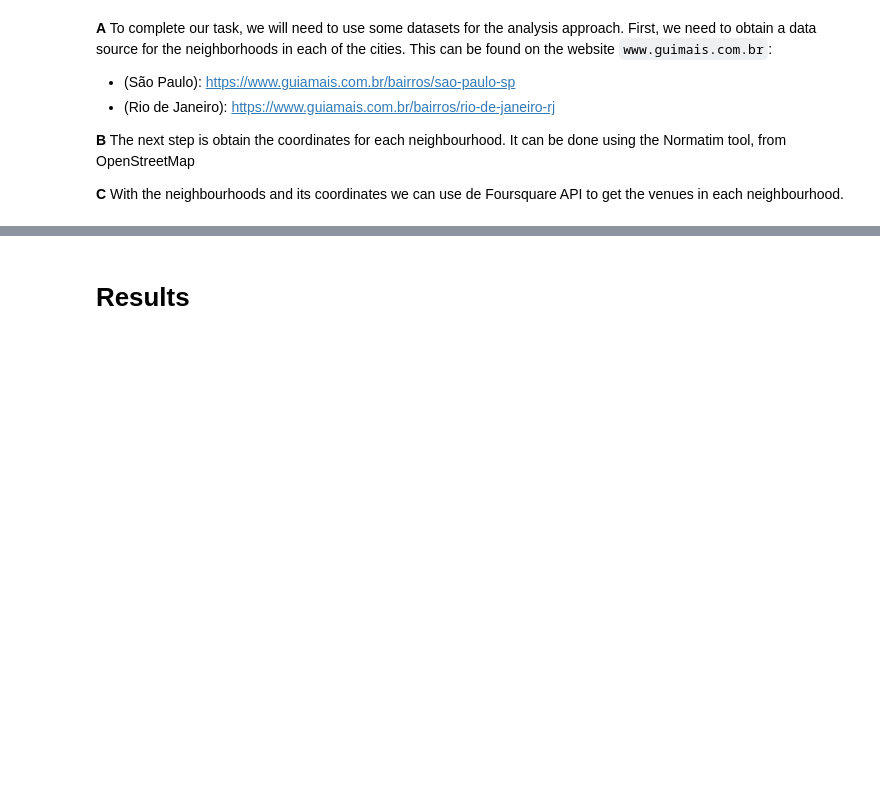
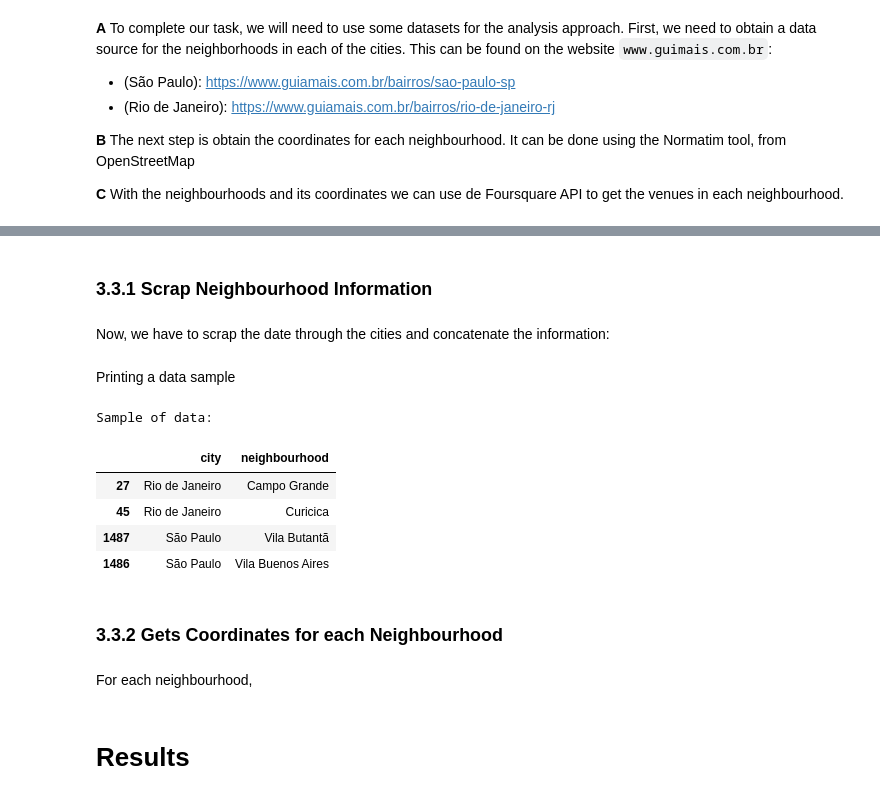
Before and after one commit to emdemor/Coursera_Capstone, a Jupyter notebook: coursera_capstone_Week_5.ipynb, the cells around one changed output, grey strips where cells are left out. Cells and saved outputs as stored; diff of their text form; code cells hidden in the pictures; blank space fills up the shorter version.

```diff
--- a/coursera_capstone_Week_5.ipynb
+++ b/coursera_capstone_Week_5.ipynb
@@ -21,0 +63,55 @@ For this project, I choose to work with cities in Brazil, the country where I li
+# %% [markdown]
+### 3.3.1 Scrap Neighbourhood Information
+# %%
+def scrap_neighbourhoods_from_guiamais(url):
+    """Scraps the neighbourhoods list of a city from
+    a given url of guiamais.com.br site.
+    """
+
+    table = BeautifulSoup(requests.get(url).text, "lxml").find(
+        "section", class_="cities centerContent"
+    )
+
+    table_string = unescape(str(table.find_all("li")))
+
+    return re.findall('">(.*?)</a', table_string)
+# %% [markdown]
+Now, we have to scrap the date through the cities and concatenate the information:
+# %%
+def neighbourhood_dataframe(city, neighbourhood_list):
+    """ Trasform a list of neighbourhood into dataframe  """
+    return pd.DataFrame(
+        [(city, nb) for nb in neighbourhood_list], columns=["city", "neighbourhood"]
+    )
+
+
+# Scrapes neighbourhood and creates a pandas dataframe with the result
+df = pd.concat(
+    [
+        neighbourhood_dataframe(
+                cities[_]['name'],
+                scrap_neighbourhoods_from_guiamais(cities[_]['url'])
+        )  for _ in cities
+    ]
+).reset_index(drop=True)
+# %% [markdown]
+Printing a data sample
+# %%
+print('\n\nSample of data:')
+pd.concat(
+    [
+        df.loc[df['city']=='Rio de Janeiro'].sample(2),
+        df.loc[df['city']=='São Paulo'].sample(2),
+    ]
+)
+# %% [output]
+Sample of data:
+|  | city | neighbourhood |
+| 27 | Rio de Janeiro | Campo Grande |
+| 45 | Rio de Janeiro | Curicica |
+| 1487 | São Paulo | Vila Butantã |
+| 1486 | São Paulo | Vila Buenos Aires |
+# %% [markdown]
+### 3.3.2 Gets Coordinates for each Neighbourhood
+# %% [markdown]
+For each neighbourhood,
```
Also changed, not shown: parts of 8 cells of this notebook, 2 other files.
